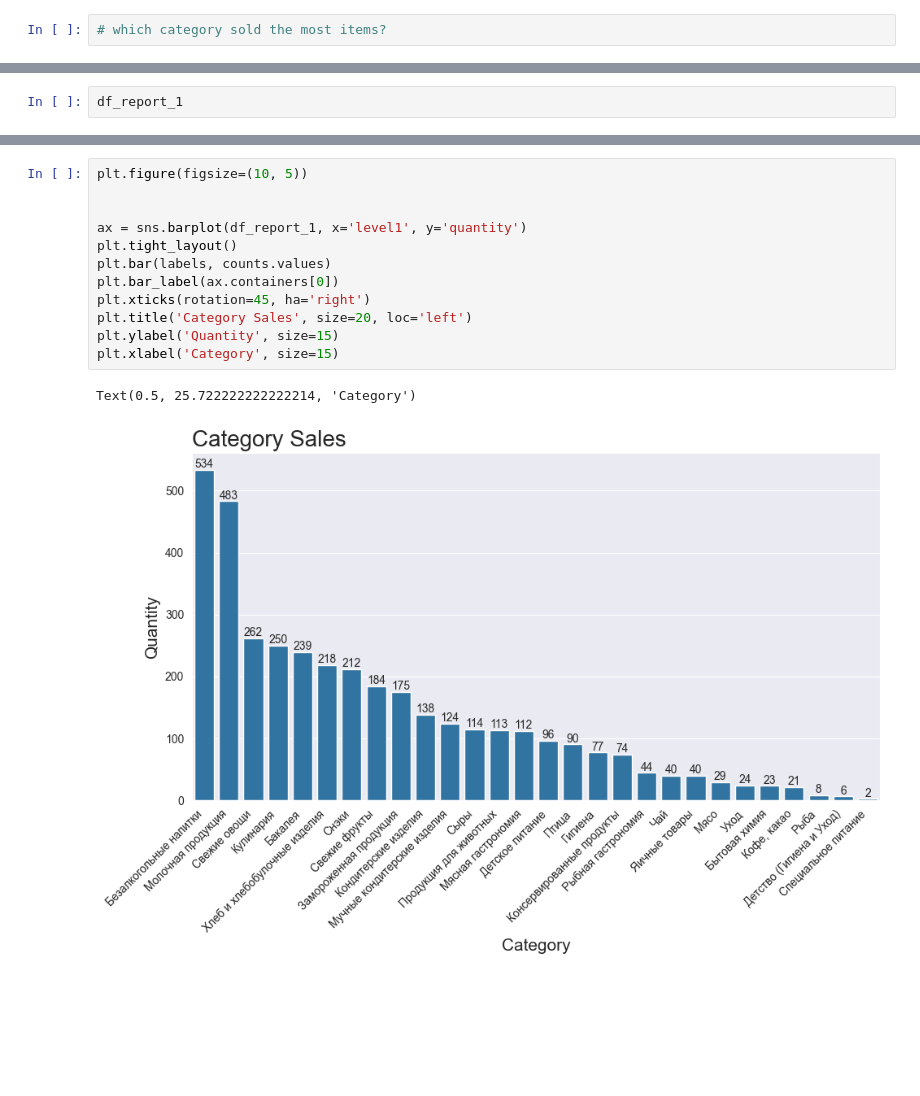
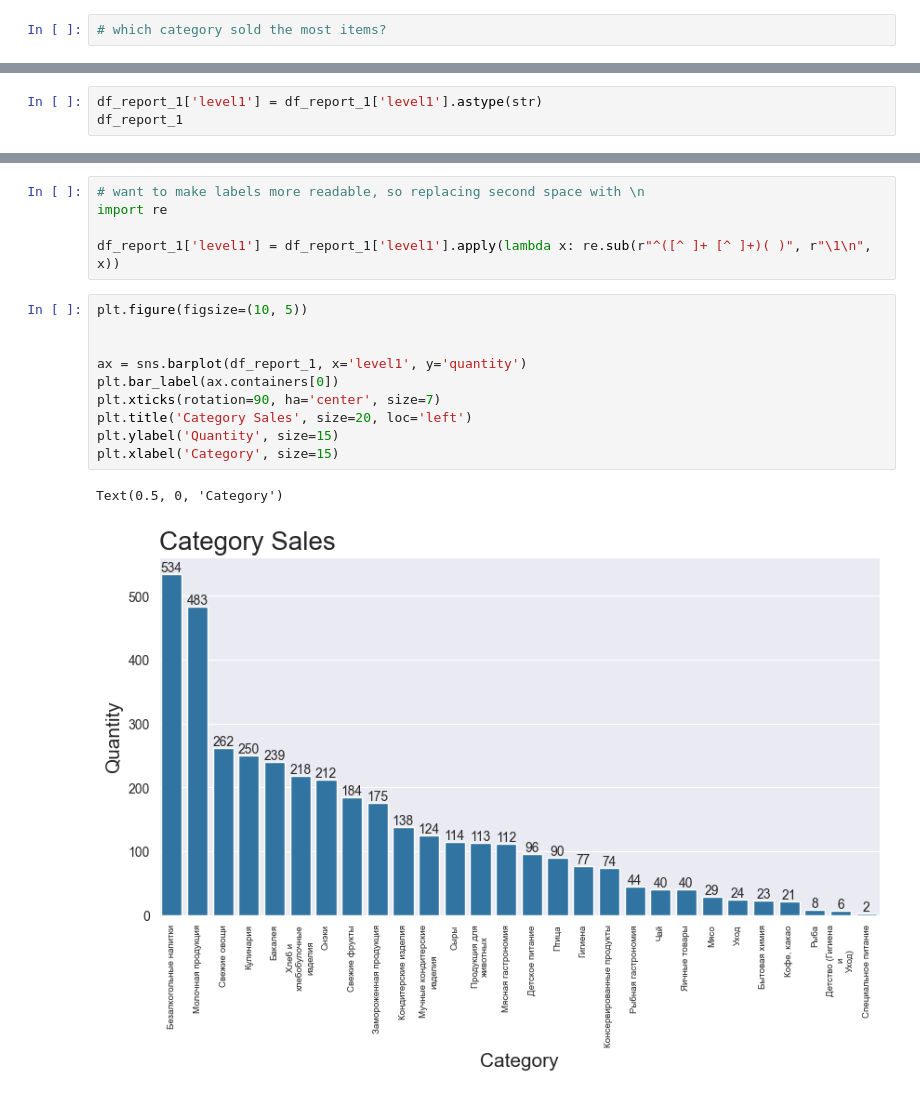
Before and after one commit to rodioniam/study_projects, a Jupyter notebook: visualization/visualization_practice2.ipynb, the cells around one changed output, grey strips where cells are left out. Saved outputs shown, nothing was run; the diff lists cells and outputs as text; blank space fills up the shorter version.

```diff
--- a/visualization/visualization_practice2.ipynb
+++ b/visualization/visualization_practice2.ipynb
@@ -53,5 +55,6 @@ df_report_1 = df_report.groupby(['level1'], as_index=False).agg({'quantity': 'su
 df_report_1 = df_report_1.sort_values('quantity', ascending=False)
 # %%
+df_report_1['level1'] = df_report_1['level1'].astype(str)
 df_report_1
 # %% [output]
 |  | level1 | quantity |
@@ -73,16 +76,19 @@ df_report_1
 | 22 | Специальное питание | 2 |
+# %%
+# want to make labels more readable, so replacing second space with \n
+import re
+
+df_report_1['level1'] = df_report_1['level1'].apply(lambda x: re.sub(r"^([^ ]+ [^ ]+)( )", r"\1\n", x))
 # %%
 plt.figure(figsize=(10, 5))
 
 
 ax = sns.barplot(df_report_1, x='level1', y='quantity')
-plt.tight_layout()
-plt.bar(labels, counts.values)
 plt.bar_label(ax.containers[0])
-plt.xticks(rotation=45, ha='right')
+plt.xticks(rotation=90, ha='center', size=7)
 plt.title('Category Sales', size=20, loc='left')
 plt.ylabel('Quantity', size=15)
 plt.xlabel('Category', size=15)
 # %% [output]
-Text(0.5, 25.722222222222214, 'Category')
+Text(0.5, 0, 'Category')
-[figure, old version]
+[figure, new version]
```
Also changed, not shown: parts of 3 cells of this notebook.
